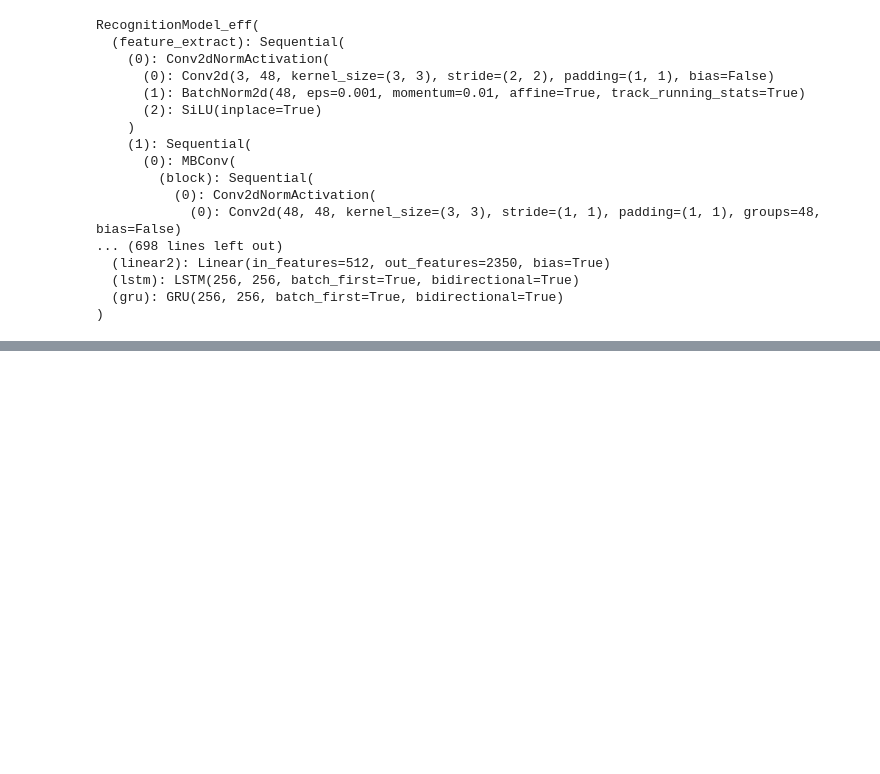
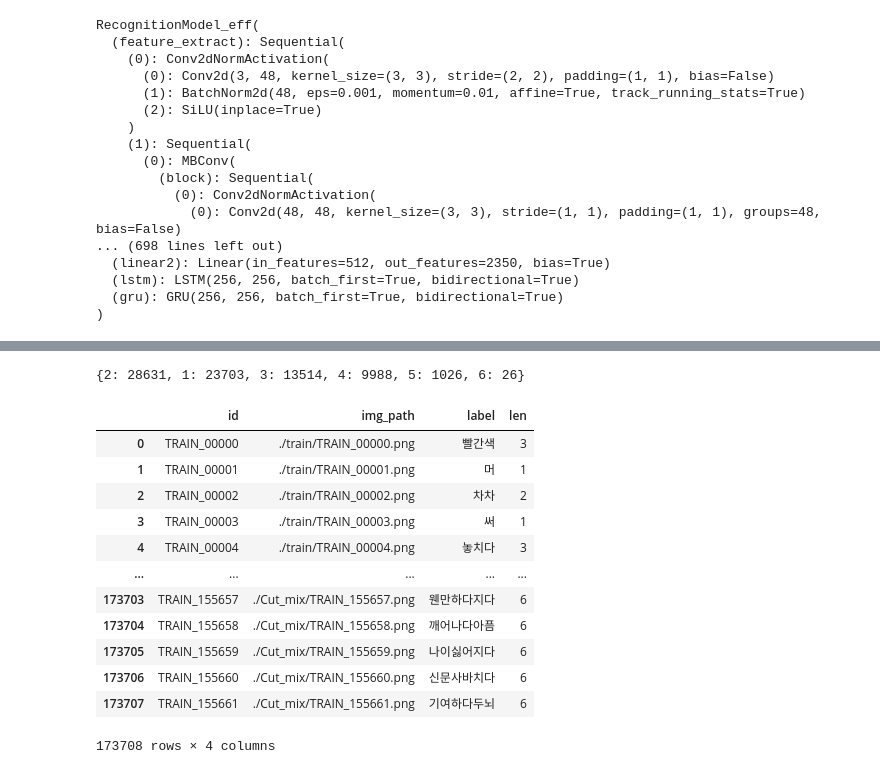
Before and after one commit to kimjunsu97/Dacon_KYOWON, a Jupyter notebook: Dacon_Kyowon.ipynb, the cells around one changed output, grey strips where cells are left out. Saved outputs shown, nothing was run; the diff lists cells and outputs as text; code cells hidden in the pictures; blank space fills up the shorter version.

```diff
--- a/Dacon_Kyowon.ipynb
+++ b/Dacon_Kyowon.ipynb
@@ -484,0 +564,6 @@ sub_text
+# %%
+df_len_count = pd.DataFrame(df['len'].value_counts())
+df_len_count.reset_index(inplace=True)
+df_len_count.columns = ['len', 'len_count']
+
+display(df_len_count)
@@ -484,0 +578,39 @@ sub_text
+# %%
+len2count = {k:v for k,v in zip(df_len_count['len'], df_len_count['len_count'])}
+# %%
+len2count
+# %% [output]
+{2: 28631, 1: 23703, 3: 13514, 4: 9988, 5: 1026, 6: 26}
+# %%
+idx = 76888
+for i in tqdm(range(200000)):
+    select1, select2 = random.randint(0, 76887), random.randint(0, 76887)
+    imgFile1 = f'../open/train/TRAIN_{select1:05d}.png'
+    imgFile2 = f'../open/train/TRAIN_{select2:05d}.png'
+
+    if df['len'][select1] + df['len'][select2] > 6:
+        continue
+
+    if len2count[df['len'][select1] + df['len'][select2]] > 30000:
+        continue
+
+    # 이미지 읽기
+    img1 = cv2.imread(imgFile1, 1);
+    img2 = cv2.imread(imgFile2, 1);
+
+    img1 = cv2.resize(img1,(100,125))
+    img2 = cv2.resize(img2,(100,125))
+
+    addh = cv2.hconcat([img1, img2])
+
+    new_data = {
+        'id' : f"TRAIN_{idx:06d}",
+        'img_path' : f"./Cut_mix/TRAIN_{idx:06d}.png",
+        'label' : df['label'][select1] + df['label'][select2],
+        'len' : df['len'][select1] + df['len'][select2]
+    }
+
+    df = df.append(new_data, ignore_index=True)
+    cv2.imwrite(f"./Cut_mix/TRAIN_{idx:06d}.png", addh)
+    idx += 1
+    len2count[df['len'][select1] + df['len'][select2]] += 1
@@ -484,0 +619,16 @@ sub_text
+# %%
+df
+# %% [output]
+|  | id | img_path | label | len |
+| 0 | TRAIN_00000 | ./train/TRAIN_00000.png | 빨간색 | 3 |
+| 1 | TRAIN_00001 | ./train/TRAIN_00001.png | 머 | 1 |
+| 2 | TRAIN_00002 | ./train/TRAIN_00002.png | 차차 | 2 |
+| 3 | TRAIN_00003 | ./train/TRAIN_00003.png | 써 | 1 |
+| 4 | TRAIN_00004 | ./train/TRAIN_00004.png | 놓치다 | 3 |
+| ... | ... | ... | ... | ... |
+| 173703 | TRAIN_155657 | ./Cut_mix/TRAIN_155657.png | 웬만하다지다 | 6 |
+| 173704 | TRAIN_155658 | ./Cut_mix/TRAIN_155658.png | 깨어나다아픔 | 6 |
+| 173705 | TRAIN_155659 | ./Cut_mix/TRAIN_155659.png | 나이싫어지다 | 6 |
+| 173706 | TRAIN_155660 | ./Cut_mix/TRAIN_155660.png | 신문사바치다 | 6 |
+| 173707 | TRAIN_155661 | ./Cut_mix/TRAIN_155661.png | 기여하다두뇌 | 6 |
+173708 rows × 4 columns
```
Also changed, not shown: parts of 17 cells of this notebook, 14 other files.
